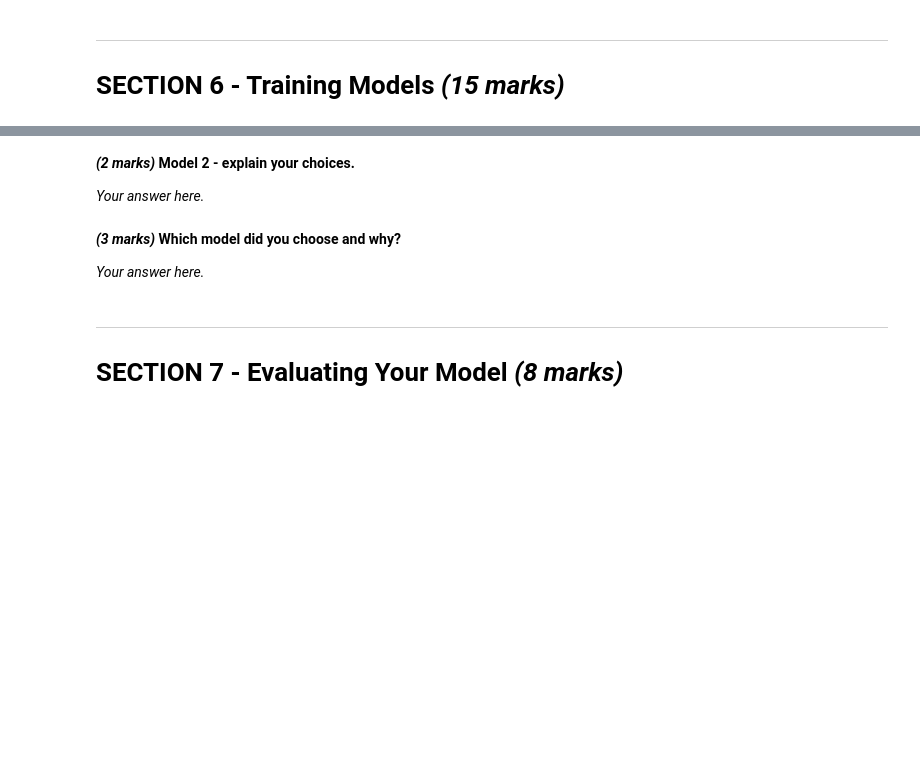
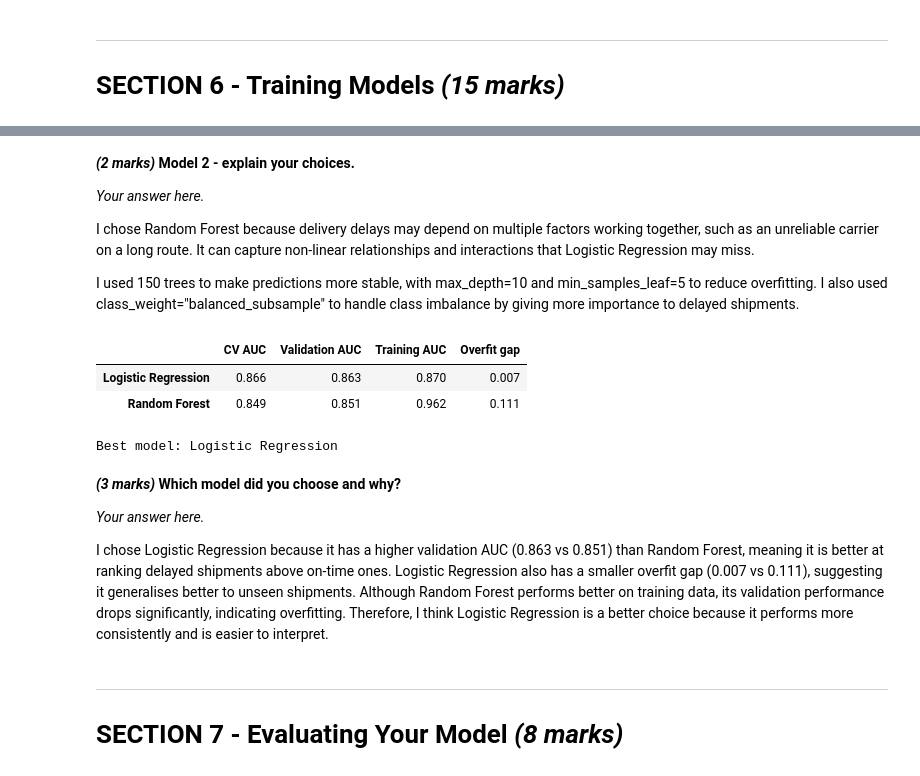
Before and after one commit to ThanhDiemNguyen/swiftroute-delivery-delay-prediction, a Jupyter notebook: notebooks/coursework.ipynb, the cells around one changed output, grey strips where cells are left out. Saved outputs shown, nothing was run; the diff lists cells and outputs as text; code cells hidden in the pictures; blank space fills up the shorter version.

Commit message:
add model training pipeline

```diff
--- a/notebooks/coursework.ipynb
+++ b/notebooks/coursework.ipynb
@@ -328,3 +429,11 @@ NameError: name 'master' is not defined
 from sklearn.linear_model import LogisticRegression
 
 # Your code here
+from swiftroute.modeling.train import split_data, logistic_model, forest_model, evaluate_model, compare_models
+
+X_train, X_val, y_train, y_val = split_data(master)
+print(f'Train: {len(X_train):,}, Validation: {len(X_val):,}, Validation delay rate: {y_val.mean():.2%}')
+
+results = {}
+
+results["Logistic Regression"] = evaluate_model(logistic_model(X_train), X_train, X_val, y_train, y_val)
@@ -340,21 +457,40 @@ from sklearn.linear_model import LogisticRegression
 # *(3 marks)* Model 2 - Random Forest or LightGBM
 
 # Your code here
+results["Random Forest"] = evaluate_model(forest_model(X_train), X_train, X_val, y_train, y_val)
 # %% [markdown]
 ***(2 marks)* Model 2 - explain your choices.**
 
 *Your answer here.*
+
+I chose Random Forest because delivery delays may depend on multiple factors working together, such as an unreliable carrier on a long route. It can capture non-linear relationships and interactions that Logistic Regression may miss.
+
+I used 150 trees to make predictions more stable, with max_depth=10 and min_samples_leaf=5 to reduce overfitting. I also used class_weight="balanced_subsample" to handle class imbalance by giving more importance to delayed shipments.
 # %%
 # *(2 marks)* Compare models. Print CV AUC, Val AUC, overfit gap.
 
 # Your code here
 
-best_prob  = None
-best_model = None
+# best_prob  = None
+# best_model = None
+
+display(compare_models(results))
+best_name = max(results, key=lambda name: results[name]["val_auc"])
+best_model = results[best_name]["model"]
+best_prob = results[best_name]["val_prob"]
+
+print(f"Best model: {best_name}")
+# %% [output]
+|  | CV AUC | Validation AUC | Training AUC | Overfit gap |
+| Logistic Regression | 0.866 | 0.863 | 0.870 | 0.007 |
+| Random Forest | 0.849 | 0.851 | 0.962 | 0.111 |
+Best model: Logistic Regression
 # %% [markdown]
 ***(3 marks)* Which model did you choose and why?**
 
 *Your answer here.*
+
+I chose Logistic Regression because it has a higher validation AUC (0.863 vs 0.851) than Random Forest, meaning it is better at ranking delayed shipments above on-time ones. Logistic Regression also has a smaller overfit gap (0.007 vs 0.111), suggesting it generalises better to unseen shipments. Although Random Forest performs better on training data, its validation performance drops significantly, indicating overfitting. Therefore, I think Logistic Regression is a better choice because it performs more consistently and is easier to interpret.
 # %% [markdown]
 ---
 # SECTION 7 - Evaluating Your Model *(8 marks)*
```
Also changed, not shown: parts of 11 cells of this notebook, 5 other files.
